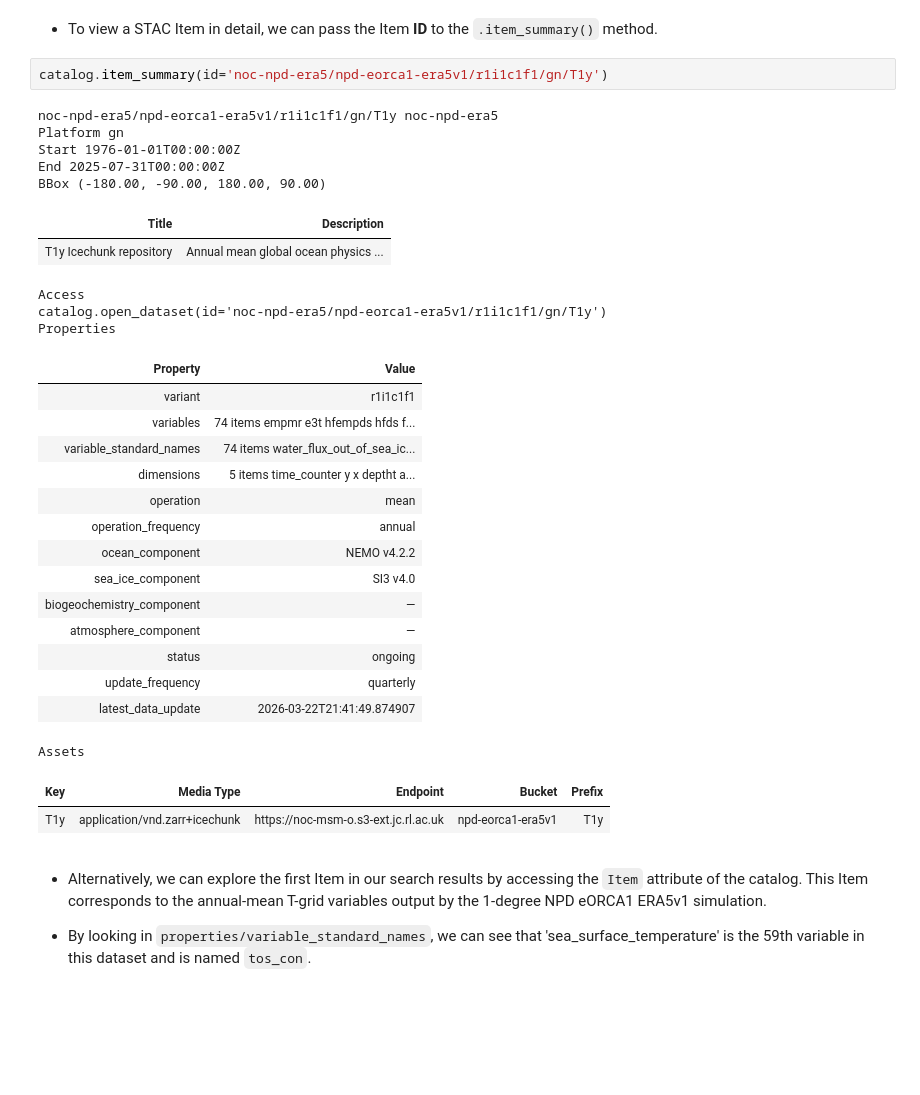
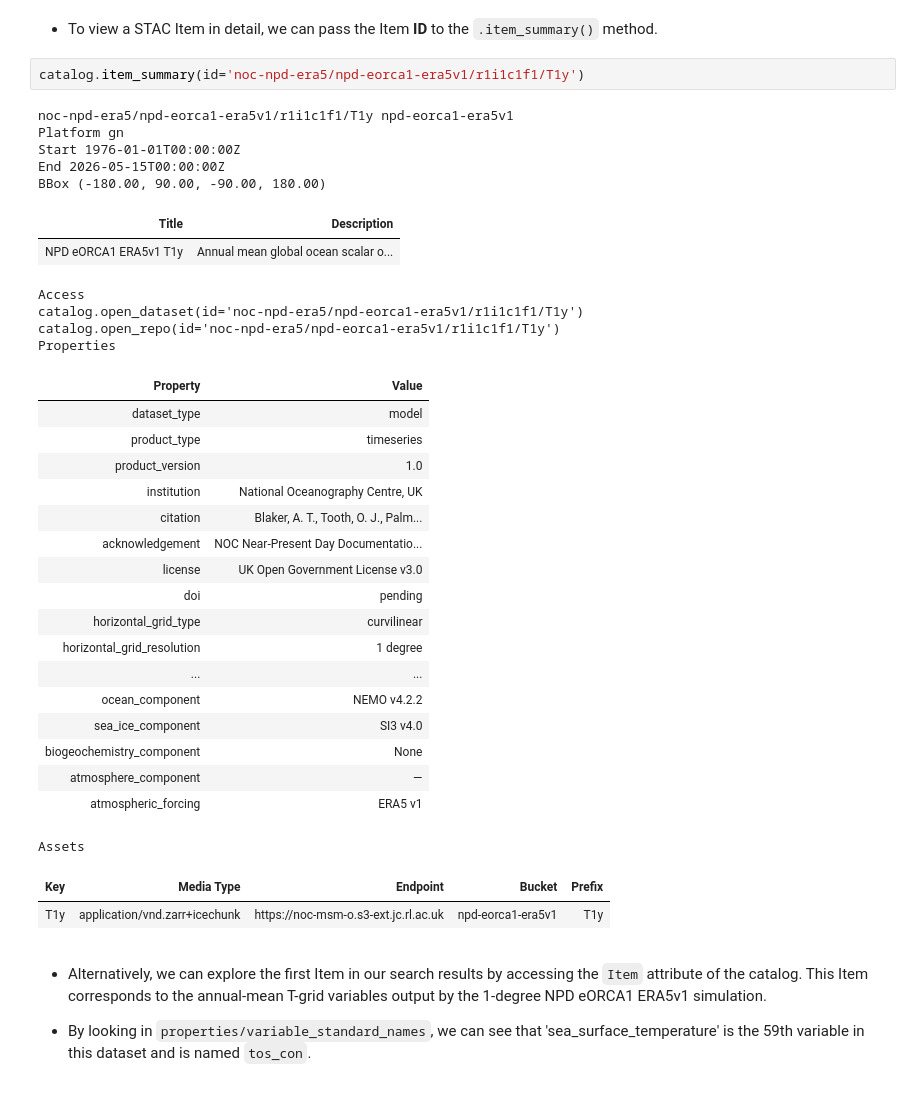
Before and after one commit to NOC-MSM/OceanDataStore, a Jupyter notebook: examples/catalogs/OceanDataCatalog_example.ipynb, the cells around one changed output. Saved outputs shown, nothing was run; the diff lists cells and outputs as text; blank space fills up the shorter version.

```diff
--- a/examples/catalogs/OceanDataCatalog_example.ipynb
+++ b/examples/catalogs/OceanDataCatalog_example.ipynb
@@ -47,32 +57,36 @@ catalog.available_items
 # %% [markdown]
 * To view a STAC Item in detail, we can pass the Item **ID** to the `.item_summary()` method.
 # %%
-catalog.item_summary(id='noc-npd-era5/npd-eorca1-era5v1/r1i1c1f1/gn/T1y')
+catalog.item_summary(id='noc-npd-era5/npd-eorca1-era5v1/r1i1c1f1/T1y')
 # %% [output]
-noc-npd-era5/npd-eorca1-era5v1/r1i1c1f1/gn/T1y noc-npd-era5
+noc-npd-era5/npd-eorca1-era5v1/r1i1c1f1/T1y npd-eorca1-era5v1
 Platform gn
 Start 1976-01-01T00:00:00Z
-End 2025-07-31T00:00:00Z
-BBox (-180.00, -90.00, 180.00, 90.00)
+End 2026-05-15T00:00:00Z
+BBox (-180.00, 90.00, -90.00, 180.00)
 | Title | Description |
-| T1y Icechunk repository | Annual mean global ocean physics ... |
+| NPD eORCA1 ERA5v1 T1y | Annual mean global ocean scalar o... |
 Access
-catalog.open_dataset(id='noc-npd-era5/npd-eorca1-era5v1/r1i1c1f1/gn/T1y')
+catalog.open_dataset(id='noc-npd-era5/npd-eorca1-era5v1/r1i1c1f1/T1y')
+catalog.open_repo(id='noc-npd-era5/npd-eorca1-era5v1/r1i1c1f1/T1y')
 Properties
 | Property | Value |
-| variant | r1i1c1f1 |
-| variables | 74 items empmr e3t hfempds hfds f... |
-| variable_standard_names | 74 items water_flux_out_of_sea_ic... |
-| dimensions | 5 items time_counter y x deptht a... |
-| operation | mean |
-| operation_frequency | annual |
+| dataset_type | model |
+| product_type | timeseries |
+| product_version | 1.0 |
+| institution | National Oceanography Centre, UK |
+| citation | Blaker, A. T., Tooth, O. J., Palm... |
+| acknowledgement | NOC Near-Present Day Documentatio... |
+| license | UK Open Government License v3.0 |
+| doi | pending |
+| horizontal_grid_type | curvilinear |
+| horizontal_grid_resolution | 1 degree |
+| ... | ... |
 | ocean_component | NEMO v4.2.2 |
 | sea_ice_component | SI3 v4.0 |
-| biogeochemistry_component | — |
+| biogeochemistry_component | None |
 | atmosphere_component | — |
-| status | ongoing |
-| update_frequency | quarterly |
-| latest_data_update | 2026-03-22T21:41:49.874907 |
+| atmospheric_forcing | ERA5 v1 |
 Assets
 | Key | Media Type | Endpoint | Bucket | Prefix |
 | T1y | application/vnd.zarr+icechunk | https://noc-msm-o.s3-ext.jc.rl.ac.uk | npd-eorca1-era5v1 | T1y |
```
Also changed, not shown: parts of 12 cells of this notebook, 8 other files.
